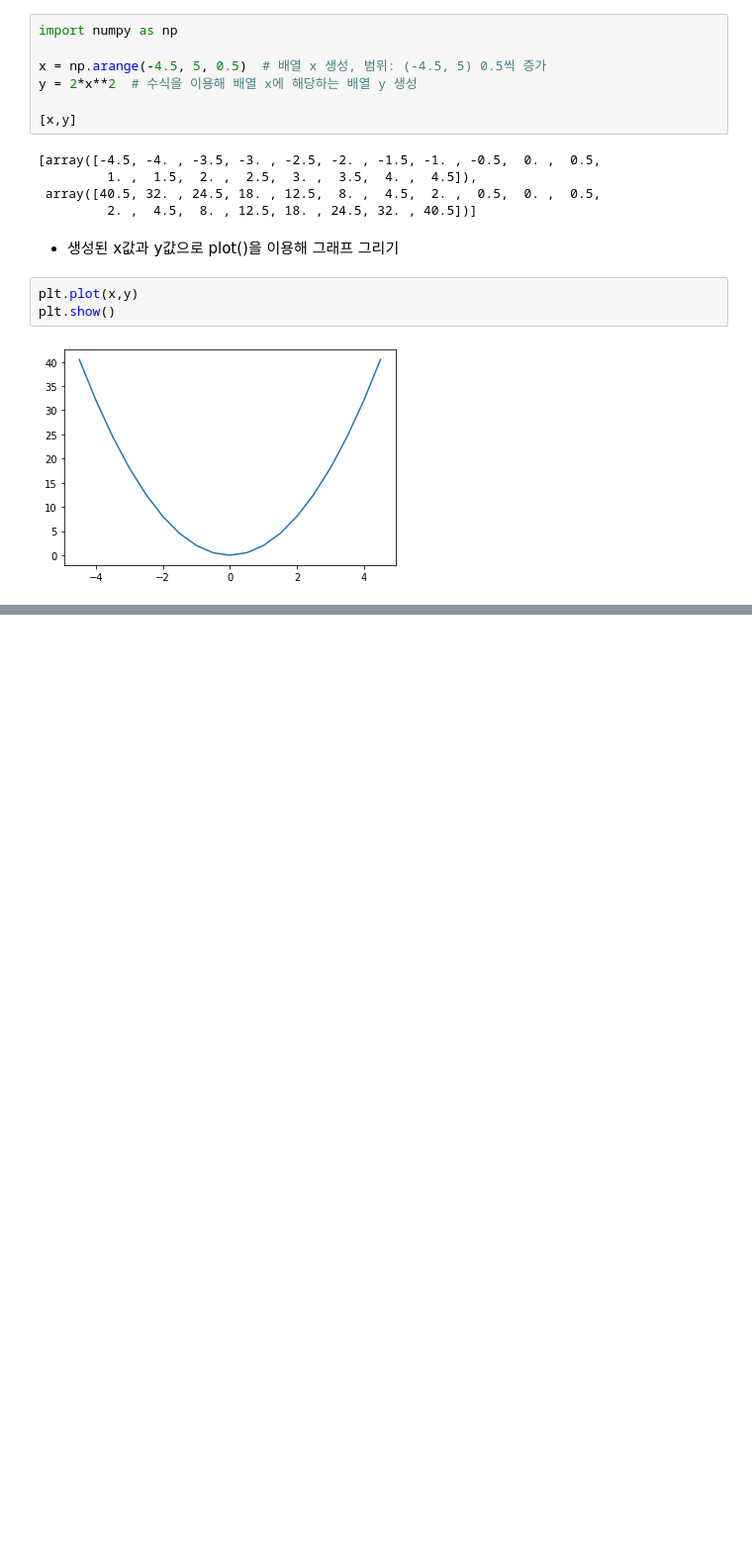
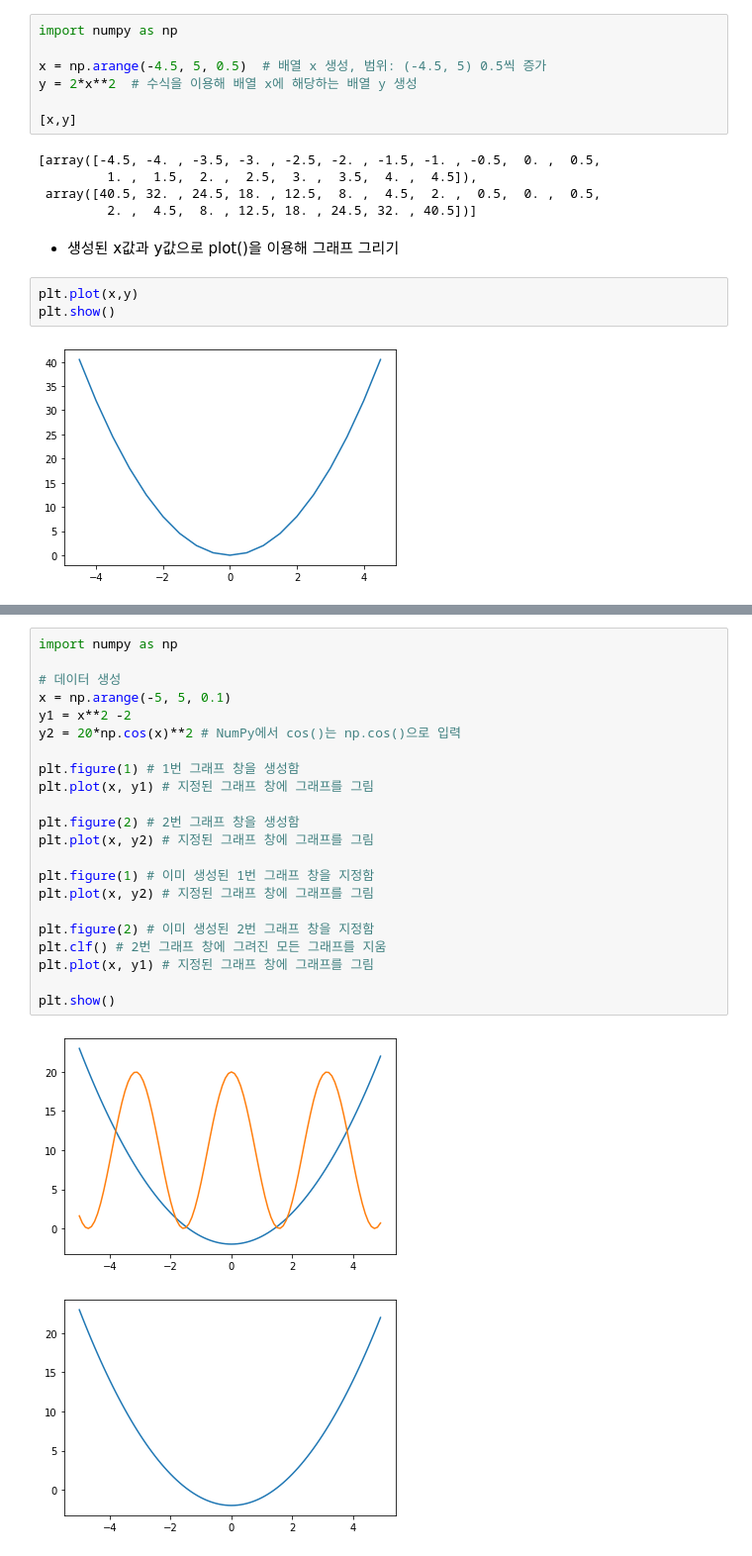
Before and after one commit to hyuk-k/hyuk-k, a Jupyter notebook: 데이터_시각화01.ipynb, the cells around one changed output, grey strips where cells are left out. Shown at 99% size. Cells and saved outputs as stored; diff of their text form; blank space fills up the shorter version.

```diff
--- a/데이터_시각화01.ipynb
+++ b/데이터_시각화01.ipynb
@@ -121,0 +189,25 @@ plt.show()
+# %%
+import numpy as np
+
+# 데이터 생성
+x = np.arange(-5, 5, 0.1)
+y1 = x**2 -2
+y2 = 20*np.cos(x)**2 # NumPy에서 cos()는 np.cos()으로 입력
+
+plt.figure(1) # 1번 그래프 창을 생성함
+plt.plot(x, y1) # 지정된 그래프 창에 그래프를 그림
+
+plt.figure(2) # 2번 그래프 창을 생성함
+plt.plot(x, y2) # 지정된 그래프 창에 그래프를 그림
+
+plt.figure(1) # 이미 생성된 1번 그래프 창을 지정함
+plt.plot(x, y2) # 지정된 그래프 창에 그래프를 그림
+
+plt.figure(2) # 이미 생성된 2번 그래프 창을 지정함
+plt.clf() # 2번 그래프 창에 그려진 모든 그래프를 지움
+plt.plot(x, y1) # 지정된 그래프 창에 그래프를 그림
+
+plt.show()
+# %% [output]
+[figure, added]
+[figure, added]
```
Also changed, not shown: parts of 64 cells of this notebook.
